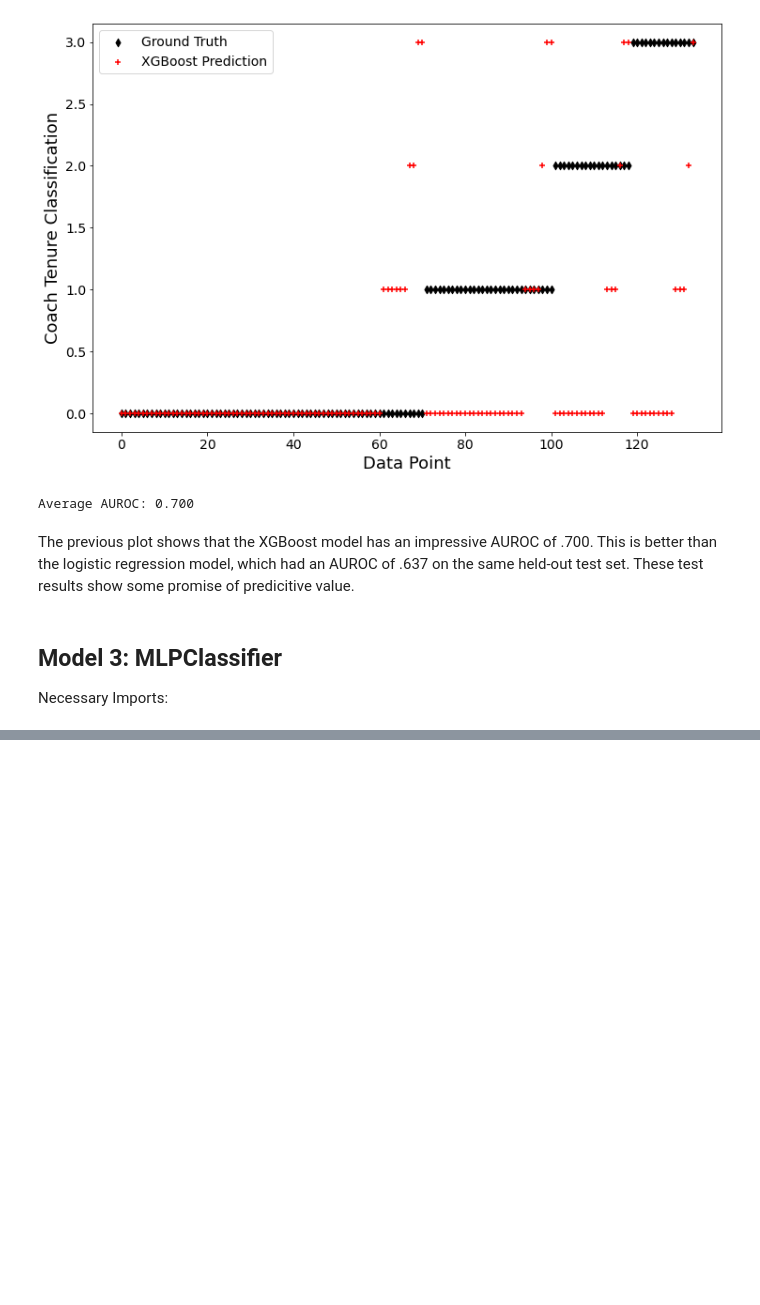
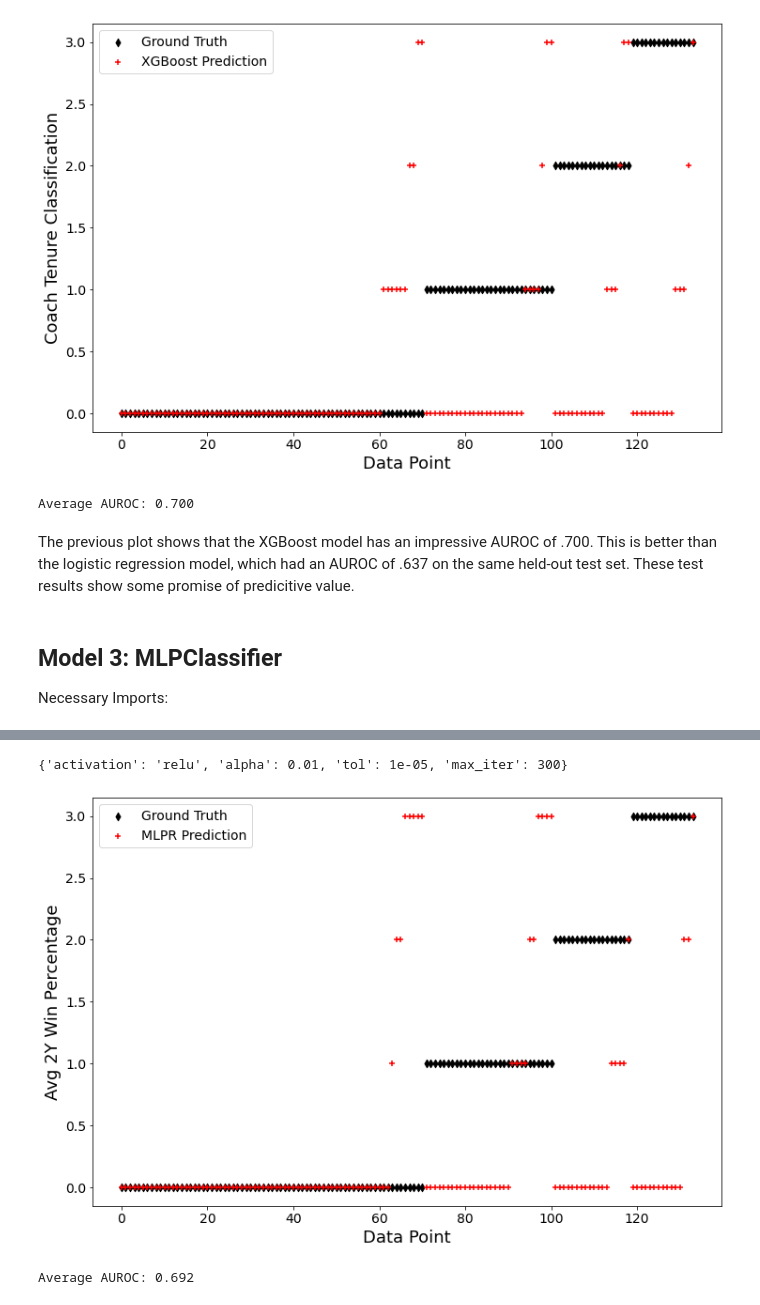
Before and after one commit to jwilliamson7/CoachingProject, a Jupyter notebook: Williamson-Jon-CSCE421-Project-CoachTenureModels.ipynb, the cells around one changed output, grey strips where cells are left out. Drawn from its saved outputs; the diff is of its cells as text; code cells hidden in the pictures; blank space fills up the shorter version.

Commit message:
MLPC

```diff
--- a/Williamson-Jon-CSCE421-Project-CoachTenureModels.ipynb
+++ b/Williamson-Jon-CSCE421-Project-CoachTenureModels.ipynb
@@ -750,0 +793,25 @@ for train_index, test_index in skf.split(X_train, y_train):
+# %%
+test_mlpc_best_params_dict = {key: max(set(value), key=value.count) for (key, value) in mlpc_best_params_dict.items()}
+print(test_mlpc_best_params_dict)
+test_mlpc_best_params_dict.update(default_mlpc_params)
+mean_imputer    = SimpleImputer()
+imputed_X_train = mean_imputer.fit_transform(X_train)
+imputed_X_test  = mean_imputer.transform(X_test)
+mlpc = MLPClassifier(**test_mlpc_best_params_dict).fit(imputed_X_train, y_train)
+plot_pred = mlpc.predict(imputed_X_test)
+# %% [output]
+{'activation': 'relu', 'alpha': 0.01, 'tol': 1e-05, 'max_iter': 300}
+# %%
+sorted_y_test, sorted_plot_pred = [list(tuple) for tuple in zip(*sorted(zip(y_test, plot_pred)))]
+plt.scatter(np.arange(0, len(sorted_y_test)), sorted_y_test, marker='d', color='k', label='Ground Truth')
+plt.scatter(np.arange(0, len(sorted_plot_pred)), sorted_plot_pred, marker='+', color='r', label='MLPR Prediction')
+plt.xlabel('Data Point')
+plt.ylabel('Avg 2Y Win Percentage')
+plt.legend()
+plt.show()
+# %% [output]
+[figure, added]
+# %%
+print('Average AUROC: {:.3f}'.format(roc_auc_score(y_test, mlpc.predict_proba(imputed_X_test), average='weighted', multi_class='ovr')))
+# %% [output]
+Average AUROC: 0.692
```
Also changed, not shown: parts of 9 cells of this notebook.
